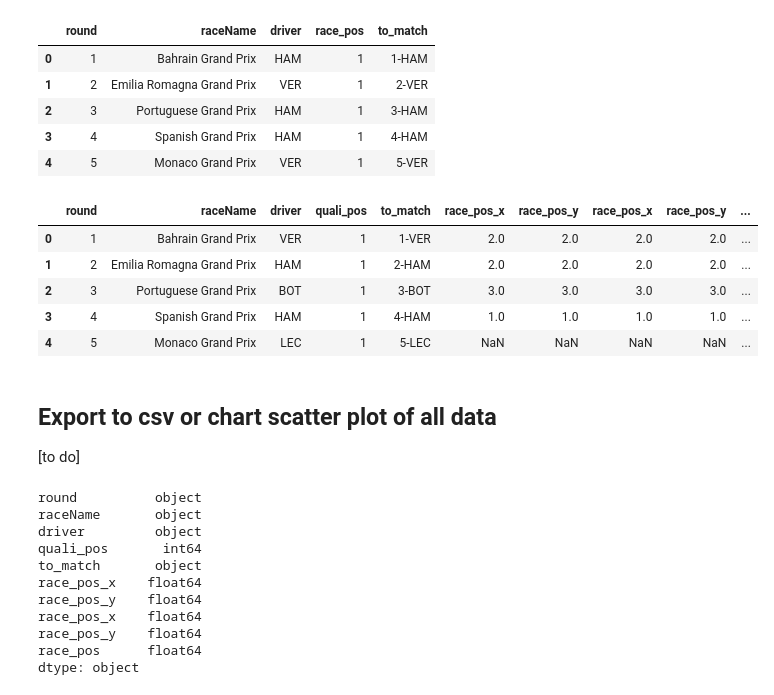
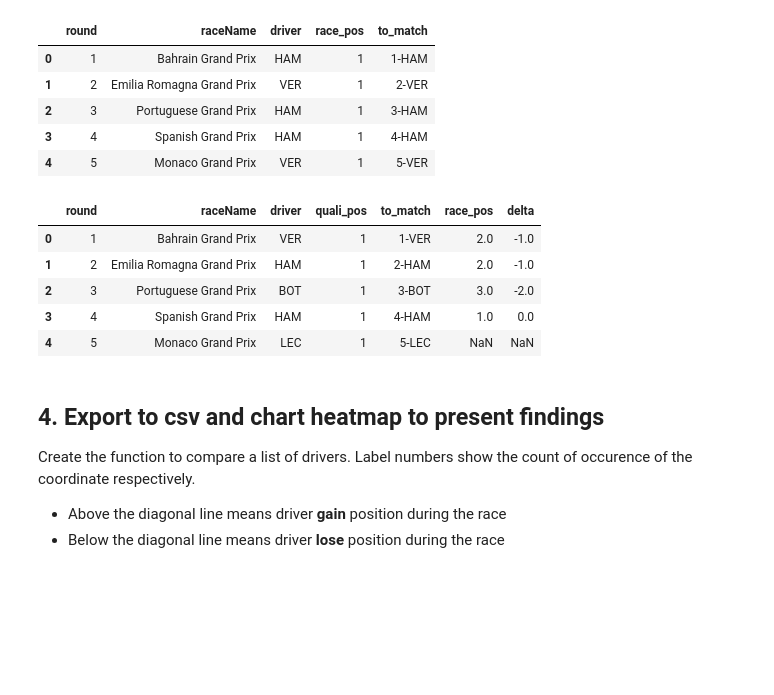
Before and after one commit to brianmulyadi/quali-race-comparison, a Jupyter notebook: quali-race.ipynb, the cells around one changed output. Saved outputs shown, nothing was run; the diff lists cells and outputs as text; code cells hidden in the pictures; blank space fills up the shorter version.

```diff
--- a/quali-race.ipynb
+++ b/quali-race.ipynb
@@ -112,31 +115,21 @@ race_df.head()
 | 4 | 5 | Monaco Grand Prix | VER | 1 | 5-VER |
 # %%
 main_df = main_df.merge(race_df[['to_match','race_pos']],how='left',on='to_match')
+main_df['delta'] = main_df['quali_pos'] - main_df['race_pos']
 main_df.head()
 # %% [output]
-|  | round | raceName | driver | quali_pos | to_match | race_pos_x | race_pos_y | race_pos_x | race_pos_y | ... |
-| 0 | 1 | Bahrain Grand Prix | VER | 1 | 1-VER | 2.0 | 2.0 | 2.0 | 2.0 | ... |
-| 1 | 2 | Emilia Romagna Grand Prix | HAM | 1 | 2-HAM | 2.0 | 2.0 | 2.0 | 2.0 | ... |
-| 2 | 3 | Portuguese Grand Prix | BOT | 1 | 3-BOT | 3.0 | 3.0 | 3.0 | 3.0 | ... |
-| 3 | 4 | Spanish Grand Prix | HAM | 1 | 4-HAM | 1.0 | 1.0 | 1.0 | 1.0 | ... |
-| 4 | 5 | Monaco Grand Prix | LEC | 1 | 5-LEC | NaN | NaN | NaN | NaN | ... |
+|  | round | raceName | driver | quali_pos | to_match | race_pos | delta |
+| 0 | 1 | Bahrain Grand Prix | VER | 1 | 1-VER | 2.0 | -1.0 |
+| 1 | 2 | Emilia Romagna Grand Prix | HAM | 1 | 2-HAM | 2.0 | -1.0 |
+| 2 | 3 | Portuguese Grand Prix | BOT | 1 | 3-BOT | 3.0 | -2.0 |
+| 3 | 4 | Spanish Grand Prix | HAM | 1 | 4-HAM | 1.0 | 0.0 |
+| 4 | 5 | Monaco Grand Prix | LEC | 1 | 5-LEC | NaN | NaN |
 # %% [markdown]
-## Export to csv or chart scatter plot of all data
-[to do]
+## 4. Export to csv and chart heatmap to present findings
+Create the function to compare a list of drivers. Label numbers show the count of occurence of the coordinate respectively.
+
+- Above the diagonal line means driver **gain** position during the race
+- Below the diagonal line means driver **lose** position during the race
 # %%
 # main_df.to_csv('plot.csv')
-# %%
-main_df.dtypes
-# %% [output]
-round          object
-raceName       object
-driver         object
-quali_pos       int64
-to_match       object
-race_pos_x    float64
-race_pos_y    float64
-race_pos_x    float64
-race_pos_y    float64
-race_pos      float64
-dtype: object
 # %%
```
Also changed, not shown: parts of 7 cells of this notebook.
